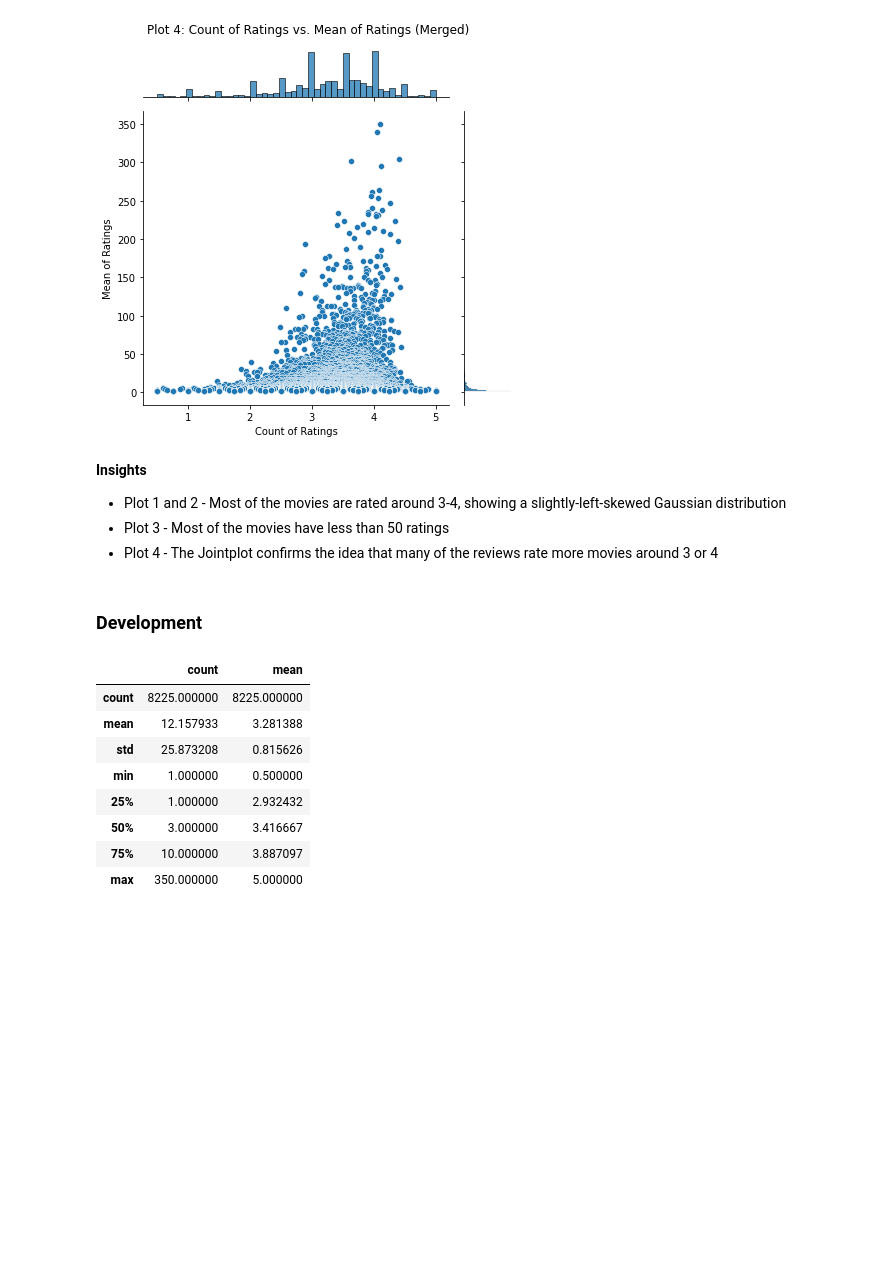
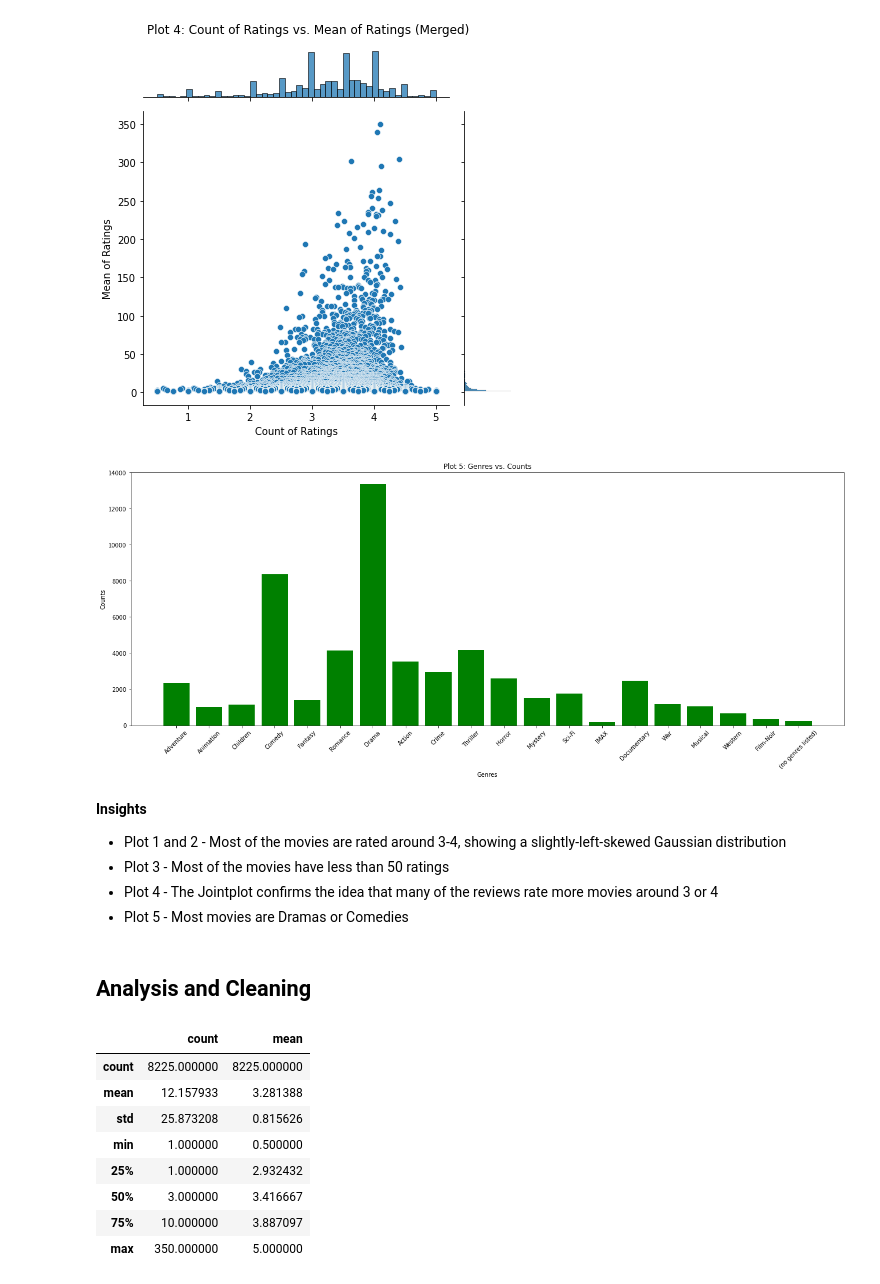
Before and after one commit to SamJSui/TVA_Movie, a Jupyter notebook: TVA_Movie.ipynb, the cells around one changed output. Drawn from its saved outputs; the diff is of its cells as text; code cells hidden in the pictures; blank space fills up the shorter version.

```diff
--- a/TVA_Movie.ipynb
+++ b/TVA_Movie.ipynb
@@ -225,14 +278,33 @@ plt.show()
 # %% [output]
 <Figure size 1512x576 with 0 Axes>
 [figure]
+# %%
+counts = dict()
+for i in df_movies.index:
+   for g in df_movies.loc[i, 'genres']:
+      if g not in counts:
+         counts[g] = 1
+      else:
+         counts[g] = counts[g] + 1
+
+plt.figure(figsize=(22, 8))
+plt.bar(list(counts.keys()), counts.values(), color='g')
+plt.xticks(rotation=45)
+plt.title('Plot 5: Genres vs. Counts')
+plt.xlabel('Genres')
+plt.ylabel('Counts')
+plt.savefig('genre_plot.png')
+# %% [output]
+[figure, added]
 # %% [markdown]
 **Insights**
 
 - Plot 1 and 2 - Most of the movies are rated around 3-4, showing a slightly-left-skewed Gaussian distribution
 - Plot 3 - Most of the movies have less than 50 ratings
 - Plot 4 - The Jointplot confirms the idea that many of the reviews rate more movies around 3 or 4
+- Plot 5 - Most movies are Dramas or Comedies
-# %% [markdown]
-### Development
+# %% [markdown]
+## Analysis and Cleaning
 # %%
 df_avg.describe()
 # %% [output]
```
Also changed, not shown: parts of 30 cells of this notebook.
